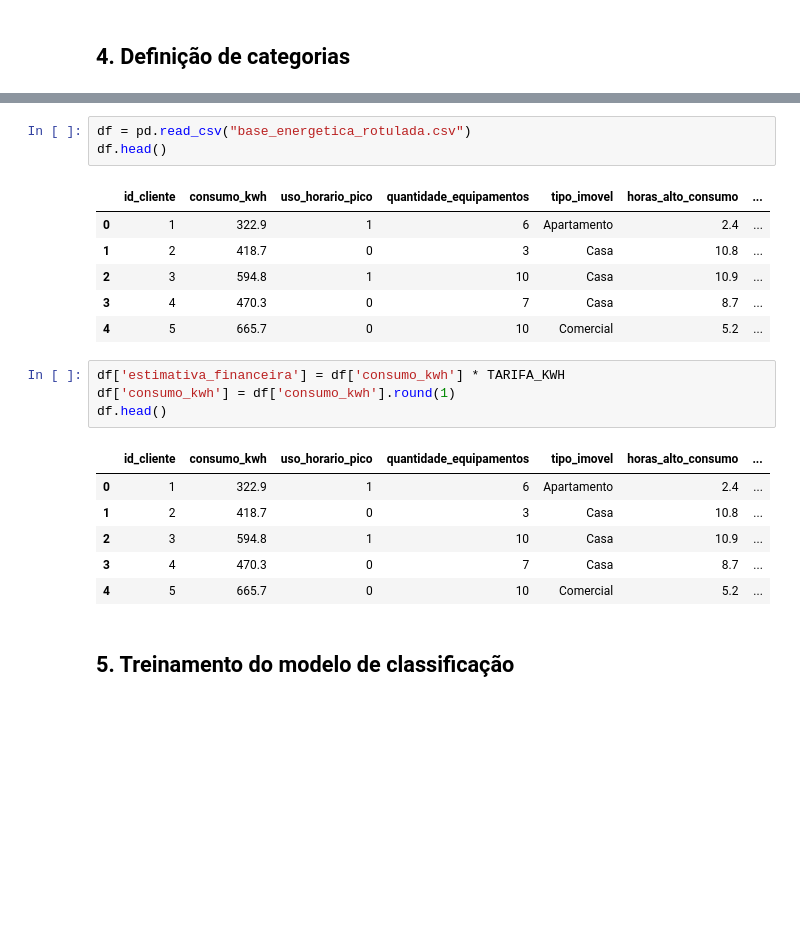
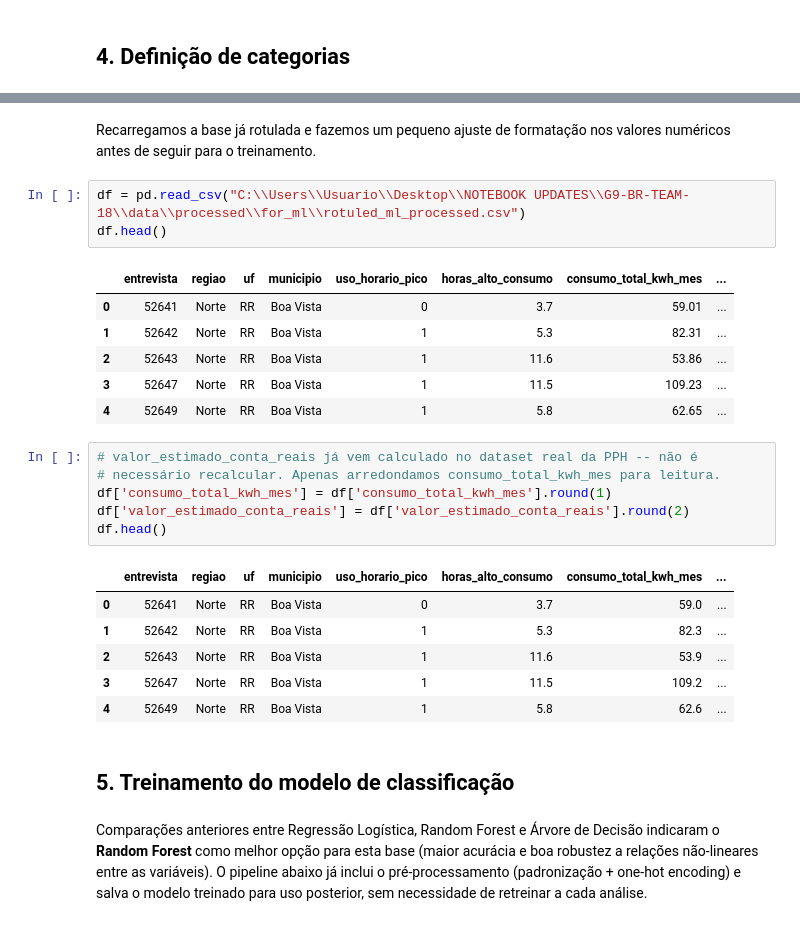
Before and after one commit to No-Country-simulation/G9-BR-TEAM-18, a Jupyter notebook: notebooks/main_notebook.ipynb, the cells around one changed output, grey strips where cells are left out. Drawn from its saved outputs; the diff is of its cells as text; blank space fills up the shorter version.

```diff
--- a/notebooks/main_notebook.ipynb
+++ b/notebooks/main_notebook.ipynb
@@ -325,25 +314,31 @@ Crítico      200
 Name: count, dtype: int64
-# %%
-df = pd.read_csv("base_energetica_rotulada.csv")
-df.head()
-# %% [output]
-|  | id_cliente | consumo_kwh | uso_horario_pico | quantidade_equipamentos | tipo_imovel | horas_alto_consumo | ... |
-| 0 | 1 | 322.9 | 1 | 6 | Apartamento | 2.4 | ... |
-| 1 | 2 | 418.7 | 0 | 3 | Casa | 10.8 | ... |
-| 2 | 3 | 594.8 | 1 | 10 | Casa | 10.9 | ... |
-| 3 | 4 | 470.3 | 0 | 7 | Casa | 8.7 | ... |
-| 4 | 5 | 665.7 | 0 | 10 | Comercial | 5.2 | ... |
-# %%
-df['estimativa_financeira'] = df['consumo_kwh'] * TARIFA_KWH
-df['consumo_kwh'] = df['consumo_kwh'].round(1)
-df.head()
-# %% [output]
-|  | id_cliente | consumo_kwh | uso_horario_pico | quantidade_equipamentos | tipo_imovel | horas_alto_consumo | ... |
-| 0 | 1 | 322.9 | 1 | 6 | Apartamento | 2.4 | ... |
-| 1 | 2 | 418.7 | 0 | 3 | Casa | 10.8 | ... |
-| 2 | 3 | 594.8 | 1 | 10 | Casa | 10.9 | ... |
-| 3 | 4 | 470.3 | 0 | 7 | Casa | 8.7 | ... |
-| 4 | 5 | 665.7 | 0 | 10 | Comercial | 5.2 | ... |
+# %% [markdown]
+Recarregamos a base já rotulada e fazemos um pequeno ajuste de formatação nos valores numéricos antes de seguir para o treinamento.
+# %%
+df = pd.read_csv("C:\\Users\\Usuario\\Desktop\\NOTEBOOK UPDATES\\G9-BR-TEAM-18\\data\\processed\\for_ml\\rotuled_ml_processed.csv")
+df.head()
+# %% [output]
+|  | entrevista | regiao | uf | municipio | uso_horario_pico | horas_alto_consumo | consumo_total_kwh_mes | ... |
+| 0 | 52641 | Norte | RR | Boa Vista | 0 | 3.7 | 59.01 | ... |
+| 1 | 52642 | Norte | RR | Boa Vista | 1 | 5.3 | 82.31 | ... |
+| 2 | 52643 | Norte | RR | Boa Vista | 1 | 11.6 | 53.86 | ... |
+| 3 | 52647 | Norte | RR | Boa Vista | 1 | 11.5 | 109.23 | ... |
+| 4 | 52649 | Norte | RR | Boa Vista | 1 | 5.8 | 62.65 | ... |
+# %%
+# valor_estimado_conta_reais já vem calculado no dataset real da PPH -- não é
+# necessário recalcular. Apenas arredondamos consumo_total_kwh_mes para leitura.
+df['consumo_total_kwh_mes'] = df['consumo_total_kwh_mes'].round(1)
+df['valor_estimado_conta_reais'] = df['valor_estimado_conta_reais'].round(2)
+df.head()
+# %% [output]
+|  | entrevista | regiao | uf | municipio | uso_horario_pico | horas_alto_consumo | consumo_total_kwh_mes | ... |
+| 0 | 52641 | Norte | RR | Boa Vista | 0 | 3.7 | 59.0 | ... |
+| 1 | 52642 | Norte | RR | Boa Vista | 1 | 5.3 | 82.3 | ... |
+| 2 | 52643 | Norte | RR | Boa Vista | 1 | 11.6 | 53.9 | ... |
+| 3 | 52647 | Norte | RR | Boa Vista | 1 | 11.5 | 109.2 | ... |
+| 4 | 52649 | Norte | RR | Boa Vista | 1 | 5.8 | 62.6 | ... |
 # %% [markdown]
 ## 5. Treinamento do modelo de classificação
+# %% [markdown]
+Comparações anteriores entre Regressão Logística, Random Forest e Árvore de Decisão indicaram o **Random Forest** como melhor opção para esta base (maior acurácia e boa robustez a relações não-lineares entre as variáveis). O pipeline abaixo já inclui o pré-processamento (padronização + one-hot encoding) e salva o modelo treinado para uso posterior, sem necessidade de retreinar a cada análise.
 # %%
```
Also changed, not shown: parts of 33 cells of this notebook, 6 other files.
